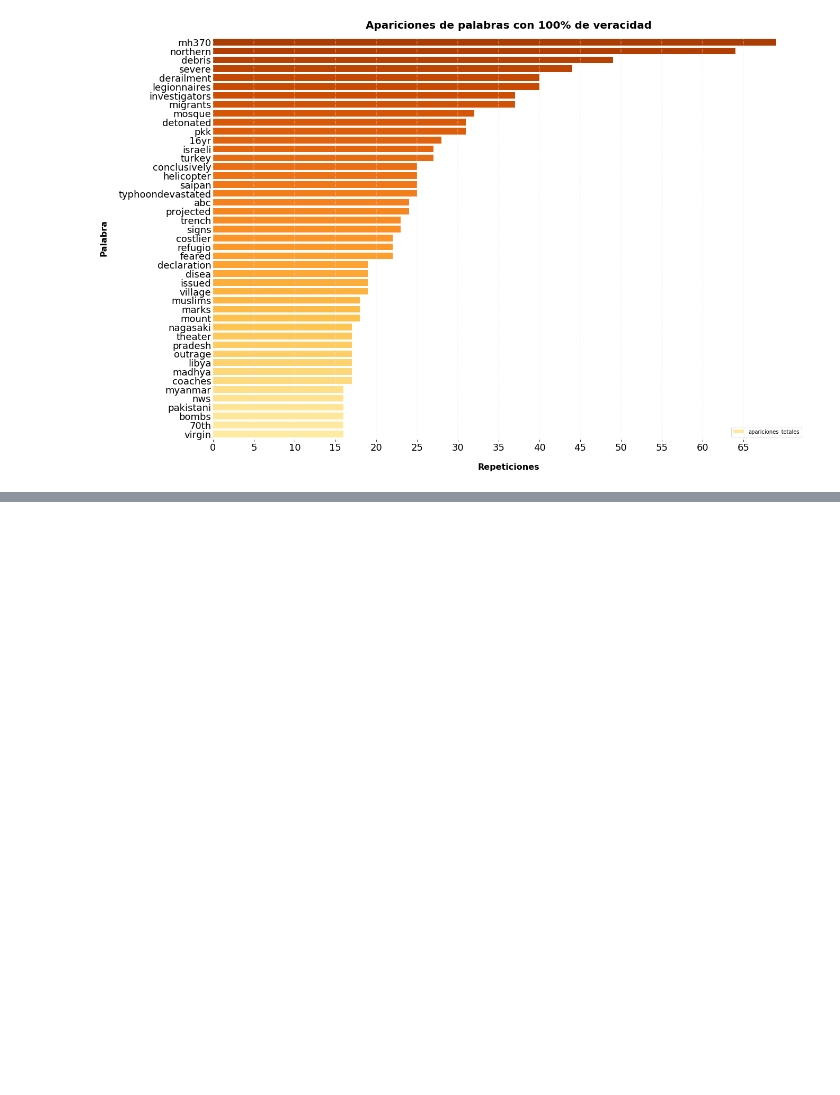
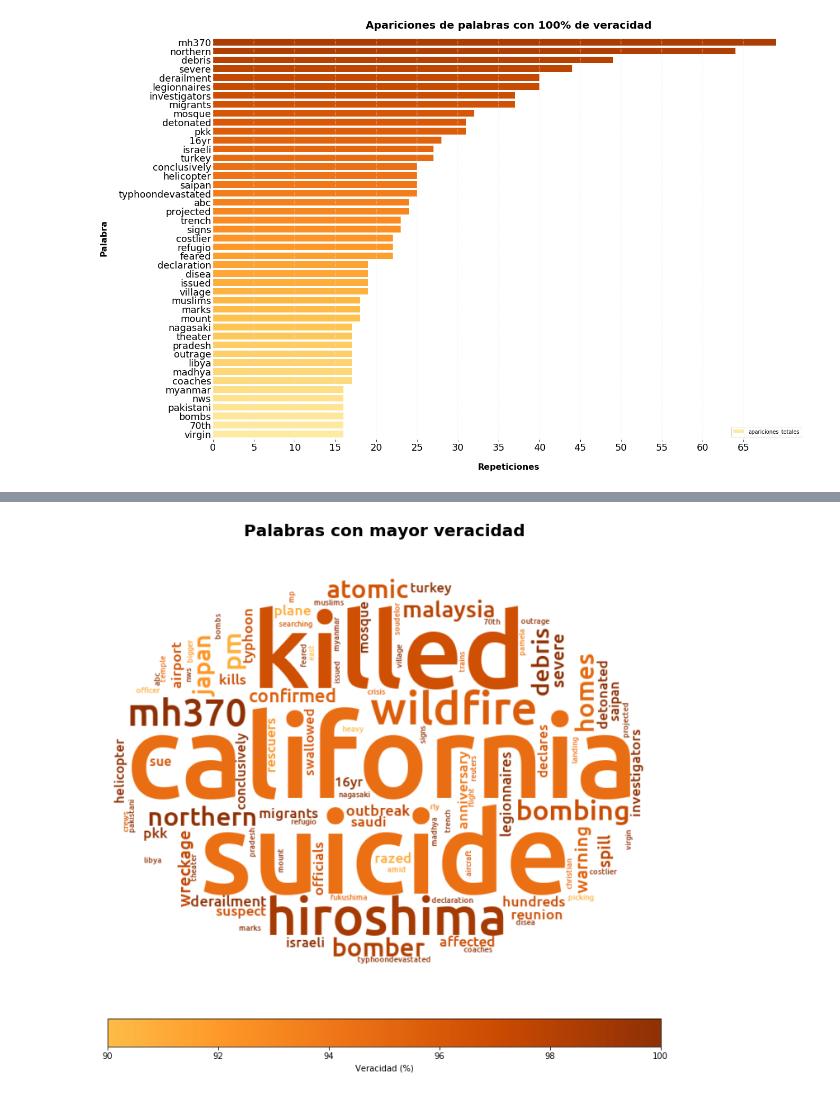
Before and after one commit to RiedelNicolas/TP1-Organizacion-de-Datos, a Jupyter notebook: Nico.ipynb, the cells around one changed output, grey strips where cells are left out. Cells and saved outputs as stored; diff of their text form; code cells hidden in the pictures; blank space fills up the shorter version.

```diff
--- a/Nico.ipynb
+++ b/Nico.ipynb
@@ -438,0 +495,31 @@ Text(0.5, 1.0, 'Apariciones de palabras con 100% de veracidad')
+# %%
+for i in range( len(indices) ):
+    for j in range ( valores[i] ):
+        todas_las_palabras.append(indices[i])
+# %%
+todas_las_palabras = pd.Series(todas_las_palabras).to_string()
+# %%
+mask = np.array(Image.open("../TP1-Organizacion-de-Datos/imagenes/ovalo.png"))
+# %%
+keys = {}
+veracidades = agrupadas_short['porcentaje_veraces'].tolist()
+
+for i in range(len(indices)):
+    keys[indices[i]] = veracidades[i]
+# %%
+plt.figure(figsize= (16,12) )
+wordcloud = WordCloud(font_path='../fonts/truetype/ubuntu/Ubuntu-M.ttf',collocations=False, colormap=cmap, \
+                      relative_scaling=0.5, background_color='white', width=800, height=200, \
+                      color_func=my_tf_color_func_mayor_veracidad(keys), normalize_plurals=False, mask=mask, prefer_horizontal=0.5).generate(todas_las_palabras)
+
+topes = mpl.colors.Normalize(vmin=90, vmax=100)
+cmap_wordcloud = ListedColormap(cmap(np.linspace(0.4, 0.9, 256)))
+
+plt.imshow(wordcloud, interpolation='bilinear')
+plt.colorbar(cm.ScalarMappable(norm=topes, cmap=cmap_wordcloud), label='Veracidad (%)', \
+             orientation='horizontal', shrink=0.75, pad=0.05)
+plt.axis("off")
+plt.title("Palabras con mayor veracidad", weight='bold', size=20, pad=30)
+plt.show()
+# %% [output]
+[figure, added]
```
Also changed, not shown: parts of 17 cells of this notebook.
